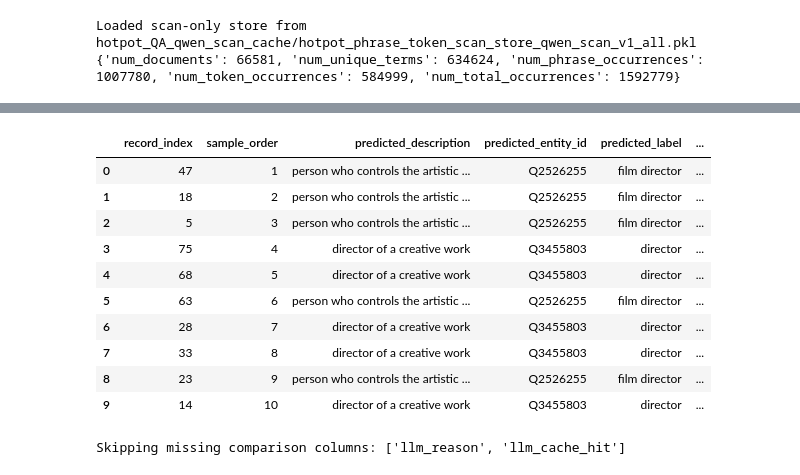
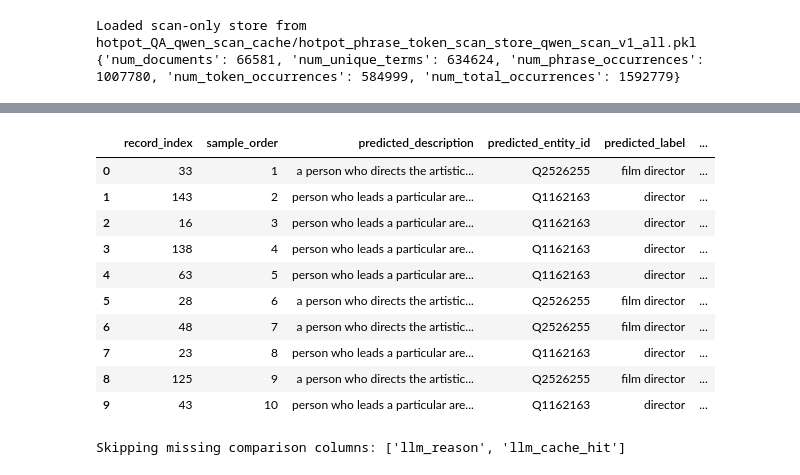
Before and after one commit to YxRicardo/LiteSemRAG, a Jupyter notebook: jupyter_notebooks/hotpotqa_fft_span_compare.ipynb, the cells around one changed output, grey strips where cells are left out. Drawn from its saved outputs; the diff is of its cells as text; code cells hidden in the pictures.

```diff
--- a/jupyter_notebooks/hotpotqa_fft_span_compare.ipynb
+++ b/jupyter_notebooks/hotpotqa_fft_span_compare.ipynb
@@ -255,6 +255,9 @@ def load_wikidata_definition_candidates(
     filter_name: bool = True,
     require_detailed_description: bool = False,
     candidate_limit: int = 5,
+    use_llm_filter: bool = False,
+    llm_filter_use_api: bool = False,
+    llm_filter_use_cache: bool = True,
 ):
     return shared_load_wikidata_definition_candidates(
         query_text,
@@ -263,6 +266,10 @@ def load_wikidata_definition_candidates(
         limit=int(candidate_limit),
         filter_name=filter_name,
         require_detailed_description=require_detailed_description,
+        target_candidate_count=int(candidate_limit) if use_llm_filter else None,
+        use_llm_filter=use_llm_filter,
+        llm_filter_use_api=llm_filter_use_api,
+        llm_filter_use_cache=llm_filter_use_cache,
     )
 
 
@@ -561,7 +568,7 @@ def classify_records_fft_then_assign(
 
     embeddings = np.stack([record["embedding"] for record in records]).astype(np.float32)
     if len(records) > max_samples:
-        sampled_indices = list(farthest_first_traversal(embeddings, max_samples))
+        sampled_indices = list(farthest_first_traversal(embeddings, max_samples, start="random"))
     else:
         sampled_indices = list(range(len(records)))
 
@@ -1066,8 +1073,8 @@ def plot_disagreement_only(records, comparison_df, sampled_indices, method=DEFAU
 # %%
 TARGET_SPAN = "director"
 QUERY_KIND = DEFAULT_QUERY_KIND
-INPUT_SAMPLE_LIMIT = 100  # e.g. 100
-WIKIDATA_CANDIDATE_LIMIT = 2
+INPUT_SAMPLE_LIMIT = 150  # e.g. 100
+WIKIDATA_CANDIDATE_LIMIT = 5
 USE_DETAILED_DESCRIPTION = False
 REQUIRE_DETAILED_DESCRIPTION = True
 EXACT_MATCH_TEXT = True
@@ -1080,17 +1087,26 @@ MAX_LENGTH = DEFAULT_MAX_LENGTH
 MAX_SAMPLES = DEFAULT_MAX_SAMPLES
 CONSENSUS_RATIO_THRESHOLD = DEFAULT_CONSENSUS_RATIO_THRESHOLD
 D1_D2_RATIO_THRESHOLD = DEFAULT_D1_D2_RATIO_THRESHOLD
-REDUCTION_METHOD = DEFAULT_REDUCTION_METHOD
+REDUCTION_METHOD = "tsne"
 RANDOM_STATE = DEFAULT_RANDOM_STATE
 TEXT_ENCODER_NAME_OR_PATH = DEFAULT_TEXT_ENCODER_NAME_OR_PATH
 CROSS_ENCODER_MODEL_NAME = DEFAULT_CROSS_ENCODER_MODEL
-ENABLE_LLM_VALIDATION = True
+ENABLE_LLM_VALIDATION = True  # use LLM or not
 LLM_PROVIDER = None
 LLM_MODEL = None
 LLM_API_KEY_FILE = None
 LLM_CACHE_PATH = DEFAULT_LLM_CACHE_PATH
 LLM_CONTEXT_WORD_WINDOW = DEFAULT_LLM_CONTEXT_WORD_WINDOW
 LLM_MAX_TOKENS = DEFAULT_LLM_MAX_TOKENS
+
+# LLM-driven Wikidata candidate fetching. When USE_LLM_WIKIDATA is True, the
+# legacy span-rule filtering parameters above (USE_DETAILED_DESCRIPTION,
+# EXACT_MATCH_TEXT, FILTER_NAME, REQUIRE_DETAILED_DESCRIPTION) are ignored,
+# and WIKIDATA_CANDIDATE_LIMIT controls how many raw candidates are sent to
+# the LLM filter.
+USE_LLM_WIKIDATA = True              # enable LLM filter / merge / rerank
+LLM_WIKIDATA_USE_API = True          # True=OpenAI gpt-4o-mini (API_KEY file), False=local LLM
+LLM_WIKIDATA_USE_CACHE = True        # reuse wikidata_definition_filter sqlite cache
 # %%
 candidate_definitions_df, definition_column = load_wikidata_definition_candidates(
     TARGET_SPAN,
@@ -1099,6 +1115,9 @@ candidate_definitions_df, definition_column = load_wikidata_definition_candidate
     filter_name=FILTER_NAME,
     require_detailed_description=REQUIRE_DETAILED_DESCRIPTION,
     candidate_limit=WIKIDATA_CANDIDATE_LIMIT,
+    use_llm_filter=USE_LLM_WIKIDATA,
+    llm_filter_use_api=LLM_WIKIDATA_USE_API,
+    llm_filter_use_cache=LLM_WIKIDATA_USE_CACHE,
 )
 candidate_bank = build_wikidata_candidate_bank(candidate_definitions_df, definition_column)
 embedded_result = collect_query_span_embeddings(
@@ -1204,42 +1223,42 @@ LLM total tokens (this run): 0
 sample_records_df = pd.DataFrame(fft_result["sample_prediction_records"])
 if not sample_records_df.empty:
     display(sample_records_df)
 else:
     print("No sample prediction records.")
 
 comparison_columns = [
     "record_index",
     "title",
     "kind",
     "matched_text",
     "source_text",
     "fft_assignment_description",
     "full_cross_encoder_description",
     "llm_assignment_description",
     "provenance",
     "same_assignment",
     "fft_matches_llm",
     "full_matches_llm",
     "fft_assignment_score",
     "full_cross_encoder_score",
     "llm_reason",
     "llm_cache_hit",
 ]
 available_comparison_columns = [col for col in comparison_columns if col in comparison_df.columns]
 missing_comparison_columns = [col for col in comparison_columns if col not in comparison_df.columns]
 if missing_comparison_columns:
     print(f"Skipping missing comparison columns: {missing_comparison_columns}")
-display(comparison_df[available_comparison_columns].head(30))
+#display(comparison_df[available_comparison_columns].head(30))
 # %% [output]
 |  | record_index | sample_order | predicted_description | predicted_entity_id | predicted_label | ... |
-| 0 | 47 | 1 | person who controls the artistic ... | Q2526255 | film director | ... |
-| 1 | 18 | 2 | person who controls the artistic ... | Q2526255 | film director | ... |
-| 2 | 5 | 3 | person who controls the artistic ... | Q2526255 | film director | ... |
-| 3 | 75 | 4 | director of a creative work | Q3455803 | director | ... |
-| 4 | 68 | 5 | director of a creative work | Q3455803 | director | ... |
-| 5 | 63 | 6 | person who controls the artistic ... | Q2526255 | film director | ... |
-| 6 | 28 | 7 | director of a creative work | Q3455803 | director | ... |
-| 7 | 33 | 8 | director of a creative work | Q3455803 | director | ... |
-| 8 | 23 | 9 | person who controls the artistic ... | Q2526255 | film director | ... |
-| 9 | 14 | 10 | director of a creative work | Q3455803 | director | ... |
+| 0 | 33 | 1 | a person who directs the artistic... | Q2526255 | film director | ... |
+| 1 | 143 | 2 | person who leads a particular are... | Q1162163 | director | ... |
+| 2 | 16 | 3 | person who leads a particular are... | Q1162163 | director | ... |
+| 3 | 138 | 4 | person who leads a particular are... | Q1162163 | director | ... |
+| 4 | 63 | 5 | person who leads a particular are... | Q1162163 | director | ... |
+| 5 | 28 | 6 | a person who directs the artistic... | Q2526255 | film director | ... |
+| 6 | 48 | 7 | a person who directs the artistic... | Q2526255 | film director | ... |
+| 7 | 23 | 8 | person who leads a particular are... | Q1162163 | director | ... |
+| 8 | 125 | 9 | a person who directs the artistic... | Q2526255 | film director | ... |
+| 9 | 43 | 10 | person who leads a particular are... | Q1162163 | director | ... |
 Skipping missing comparison columns: ['llm_reason', 'llm_cache_hit']
```
Also changed, not shown: parts of 8 cells of this notebook, 5 other files.
